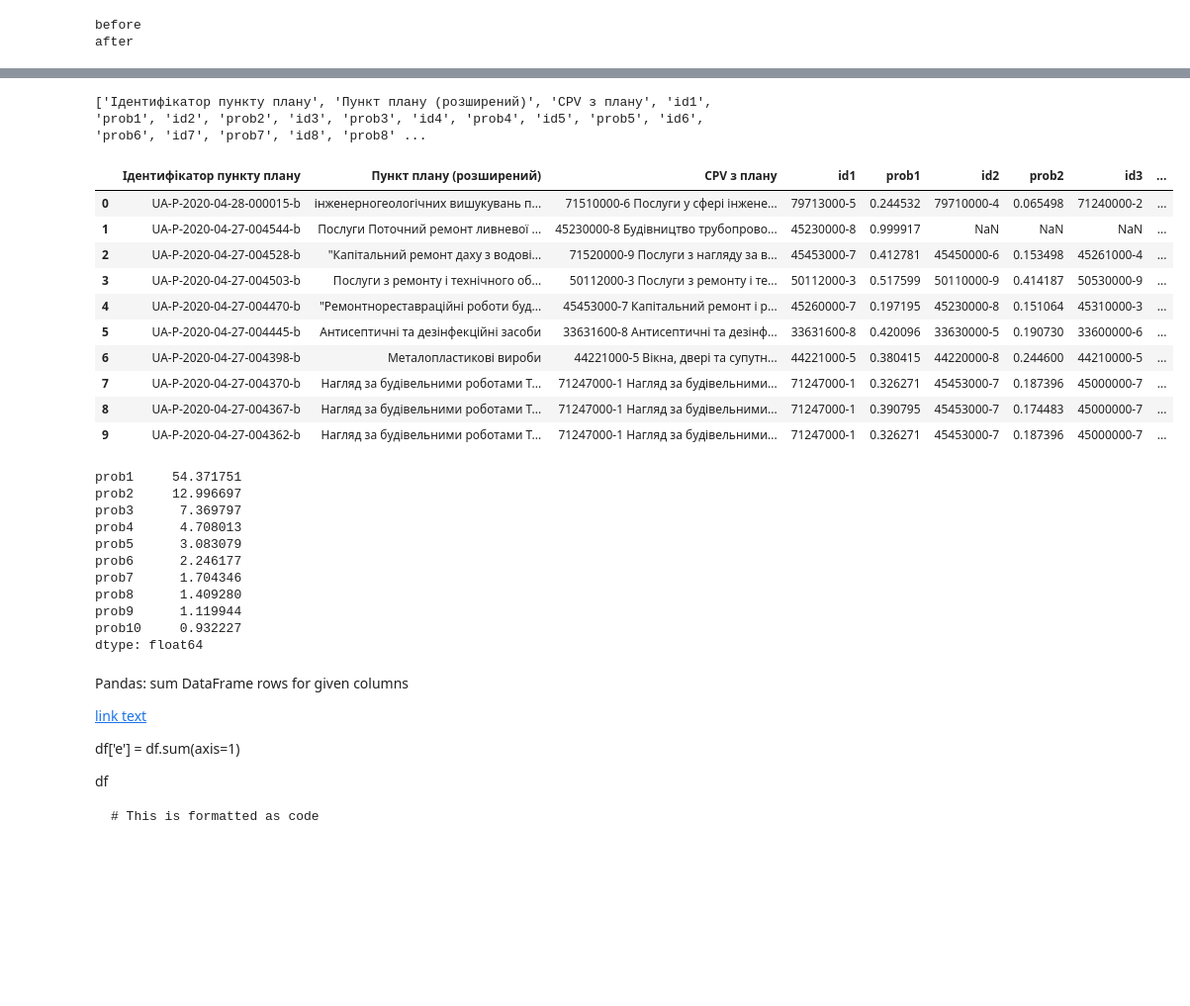
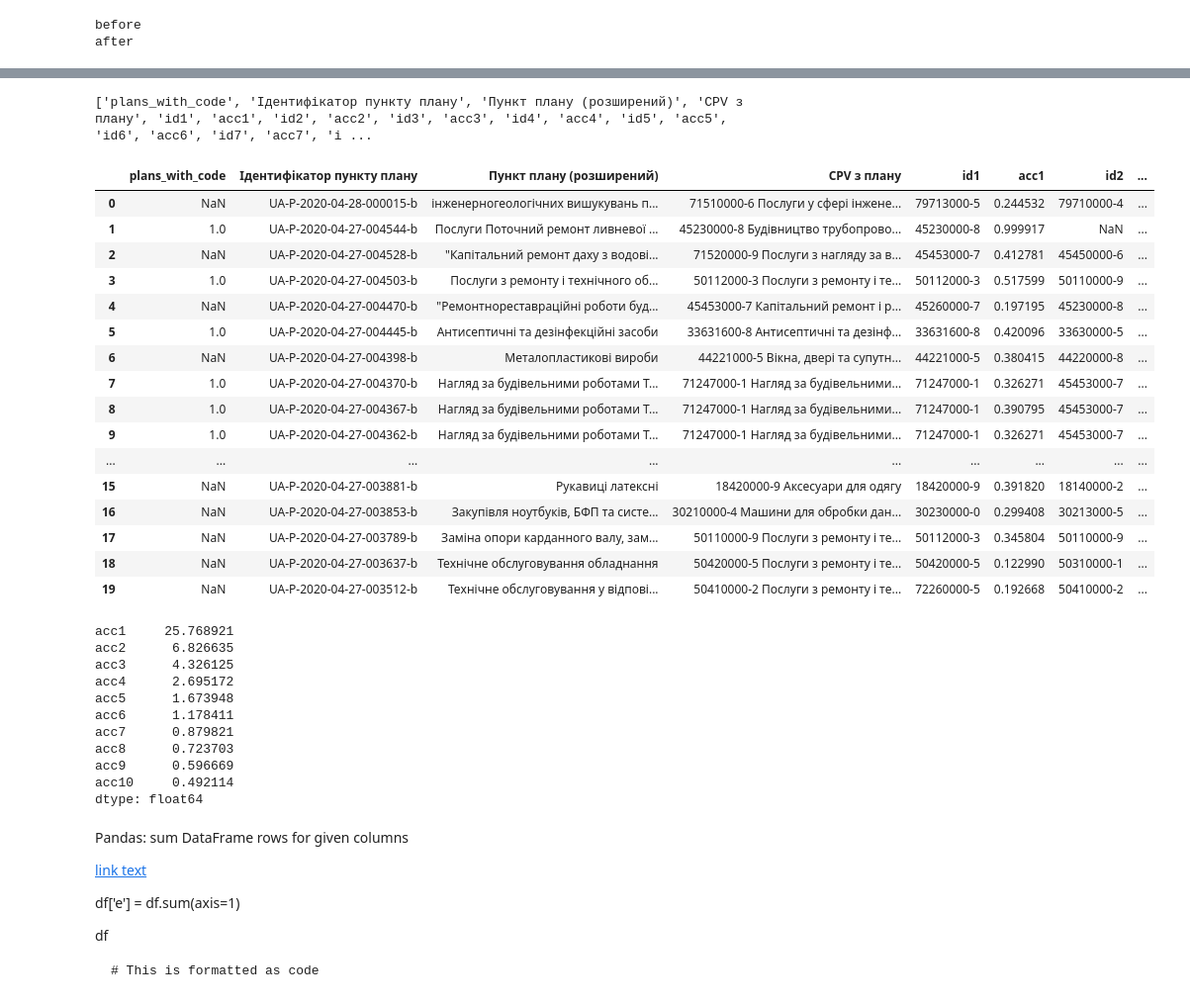
Before and after one commit to qgelena/OCDS_analytics_API, a Jupyter notebook: working_withAPI.ipynb, the cells around one changed output, grey strips where cells are left out. Shown: that part at 99% size. Cells and saved outputs as stored; diff of their text form; code cells hidden in the pictures; blank space fills up the shorter version.

```diff
--- a/working_withAPI.ipynb
+++ b/working_withAPI.ipynb
@@ -292,3 +316 @@ Plans['Пункт плану (розширений)'] = Plans['Пункт пла
-# %%
-Plans['Пункт плану (розширений)'] = Plans['Пункт плану (розширений)'].str.replace('[-—:]', '', regex=True)
 # %%
@@ -443,7 +476,7 @@ def flatten_entities(r):
     def flatten(i):
         d['id'+str(i+1)] = r[i]['entity']['id']
         #d['desc'+str(i+1)] = r[i]['entity']['description']
-        d['prob'+str(i+1)] = r[i]['probability']
+        d['acc'+str(i+1)] = r[i]['probability']
 
     for i in range(0, min(NUM_PRED, len(r))):
         flatten(i)
@@ -472,11 +505,12 @@ flatten_entities([
 params = {'limit':1}
 
 #try:
-for i in range(100): #передавання лише перших n-рядків з Plans для тестування;
-#for i in range(len(data), len(Plans)): #передавання всіх рядків в Plans
+#for i in range(50): #передавання лише перших n-рядків з Plans для тестування;
+for i in range(len(data), len(Plans)): #передавання всіх рядків в Plans
     tender_desc = Plans['Пункт плану (розширений)'][i]
     CPV_Plans = Plans['Класифікація CPV'][i]
     Plan_identificator = Plans['Ідентифікатор пункт плану'][i]
+    plans_desc_with_code = Plans['plans_with_code'][i]
 
     q = template_q % generate_filters(tender_desc)
     print(q)
@@ -489,6 +523,7 @@ for i in range(100): #передавання лише перших n-рядкі
     row['CPV з плану'] = CPV_Plans
     row['Пункт плану (розширений)'] = tender_desc
     row['Ідентифікатор пункту плану'] = Plan_identificator
+    row['plans_with_code'] = plans_desc_with_code
     #print(row)
 
     #print(f"prob={p:0.2f}, id={r0['id']}, scheme={r0['scheme']}, desc={r0['description']}")
@@ -541,44 +576,50 @@ df1.head()
 | 3 | 50112000-3 | 0.517599 | 50110000-9 | 0.414187 | 50530000-9 | 0.018717 | 50112200-5 | 0.018097 | 50112100-4 | 0.009310 | 50114000-7 | ... |
 | 4 | 45260000-7 | 0.197195 | 45230000-8 | 0.151064 | 45310000-3 | 0.091480 | 45330000-9 | 0.088683 | 45453000-7 | 0.085086 | 45450000-6 | ... |
 # %%
-cols = ['Ідентифікатор пункту плану', 'Пункт плану (розширений)', 'CPV з плану',]
+cols = ['plans_with_code', 'Ідентифікатор пункту плану', 'Пункт плану (розширений)', 'CPV з плану',]
 
 for i in range(1, NUM_PRED+1):
-    cols.extend(['id'+str(i), 'prob'+str(i)]) #'desc'+str(i),
+    cols.extend(['id'+str(i), 'acc'+str(i)]) #'desc'+str(i),
 
 print(cols)
 # %% [output]
-['Ідентифікатор пункту плану', 'Пункт плану (розширений)', 'CPV з плану', 'id1', 'prob1', 'id2', 'prob2', 'id3', 'prob3', 'id4', 'prob4', 'id5', 'prob5', 'id6', 'prob6', 'id7', 'prob7', 'id8', 'prob8' ...
+['plans_with_code', 'Ідентифікатор пункту плану', 'Пункт плану (розширений)', 'CPV з плану', 'id1', 'acc1', 'id2', 'acc2', 'id3', 'acc3', 'id4', 'acc4', 'id5', 'acc5', 'id6', 'acc6', 'id7', 'acc7', 'i ...
 # %%
 df1 = df1[cols]
 # %%
-df1.head(10)
+df1.head(20)
 # %% [output]
-|  | Ідентифікатор пункту плану | Пункт плану (розширений) | CPV з плану | id1 | prob1 | id2 | prob2 | id3 | ... |
-| 0 | UA-P-2020-04-28-000015-b | інженерногеологічних вишукувань п... | 71510000-6 Послуги у сфері інжене... | 79713000-5 | 0.244532 | 79710000-4 | 0.065498 | 71240000-2 | ... |
-| 1 | UA-P-2020-04-27-004544-b | Послуги Поточний ремонт ливневої ... | 45230000-8 Будівництво трубопрово... | 45230000-8 | 0.999917 | NaN | NaN | NaN | ... |
-| 2 | UA-P-2020-04-27-004528-b | "Капітальний ремонт даху з водові... | 71520000-9 Послуги з нагляду за в... | 45453000-7 | 0.412781 | 45450000-6 | 0.153498 | 45261000-4 | ... |
-| 3 | UA-P-2020-04-27-004503-b | Послуги з ремонту і технічного об... | 50112000-3 Послуги з ремонту і те... | 50112000-3 | 0.517599 | 50110000-9 | 0.414187 | 50530000-9 | ... |
-| 4 | UA-P-2020-04-27-004470-b | "Ремонтнореставраційні роботи буд... | 45453000-7 Капітальний ремонт і р... | 45260000-7 | 0.197195 | 45230000-8 | 0.151064 | 45310000-3 | ... |
-| 5 | UA-P-2020-04-27-004445-b | Антисептичні та дезінфекційні засоби | 33631600-8 Антисептичні та дезінф... | 33631600-8 | 0.420096 | 33630000-5 | 0.190730 | 33600000-6 | ... |
-| 6 | UA-P-2020-04-27-004398-b | Металопластикові вироби | 44221000-5 Вікна, двері та супутн... | 44221000-5 | 0.380415 | 44220000-8 | 0.244600 | 44210000-5 | ... |
-| 7 | UA-P-2020-04-27-004370-b | Нагляд за будівельними роботами Т... | 71247000-1 Нагляд за будівельними... | 71247000-1 | 0.326271 | 45453000-7 | 0.187396 | 45000000-7 | ... |
-| 8 | UA-P-2020-04-27-004367-b | Нагляд за будівельними роботами Т... | 71247000-1 Нагляд за будівельними... | 71247000-1 | 0.390795 | 45453000-7 | 0.174483 | 45000000-7 | ... |
-| 9 | UA-P-2020-04-27-004362-b | Нагляд за будівельними роботами Т... | 71247000-1 Нагляд за будівельними... | 71247000-1 | 0.326271 | 45453000-7 | 0.187396 | 45000000-7 | ... |
+|  | plans_with_code | Ідентифікатор пункту плану | Пункт плану (розширений) | CPV з плану | id1 | acc1 | id2 | ... |
+| 0 | NaN | UA-P-2020-04-28-000015-b | інженерногеологічних вишукувань п... | 71510000-6 Послуги у сфері інжене... | 79713000-5 | 0.244532 | 79710000-4 | ... |
+| 1 | 1.0 | UA-P-2020-04-27-004544-b | Послуги Поточний ремонт ливневої ... | 45230000-8 Будівництво трубопрово... | 45230000-8 | 0.999917 | NaN | ... |
+| 2 | NaN | UA-P-2020-04-27-004528-b | "Капітальний ремонт даху з водові... | 71520000-9 Послуги з нагляду за в... | 45453000-7 | 0.412781 | 45450000-6 | ... |
+| 3 | 1.0 | UA-P-2020-04-27-004503-b | Послуги з ремонту і технічного об... | 50112000-3 Послуги з ремонту і те... | 50112000-3 | 0.517599 | 50110000-9 | ... |
+| 4 | NaN | UA-P-2020-04-27-004470-b | "Ремонтнореставраційні роботи буд... | 45453000-7 Капітальний ремонт і р... | 45260000-7 | 0.197195 | 45230000-8 | ... |
+| 5 | 1.0 | UA-P-2020-04-27-004445-b | Антисептичні та дезінфекційні засоби | 33631600-8 Антисептичні та дезінф... | 33631600-8 | 0.420096 | 33630000-5 | ... |
+| 6 | NaN | UA-P-2020-04-27-004398-b | Металопластикові вироби | 44221000-5 Вікна, двері та супутн... | 44221000-5 | 0.380415 | 44220000-8 | ... |
+| 7 | 1.0 | UA-P-2020-04-27-004370-b | Нагляд за будівельними роботами Т... | 71247000-1 Нагляд за будівельними... | 71247000-1 | 0.326271 | 45453000-7 | ... |
+| 8 | 1.0 | UA-P-2020-04-27-004367-b | Нагляд за будівельними роботами Т... | 71247000-1 Нагляд за будівельними... | 71247000-1 | 0.390795 | 45453000-7 | ... |
+| 9 | 1.0 | UA-P-2020-04-27-004362-b | Нагляд за будівельними роботами Т... | 71247000-1 Нагляд за будівельними... | 71247000-1 | 0.326271 | 45453000-7 | ... |
+| ... | ... | ... | ... | ... | ... | ... | ... | ... |
+| 15 | NaN | UA-P-2020-04-27-003881-b | Рукавиці латексні | 18420000-9 Аксесуари для одягу | 18420000-9 | 0.391820 | 18140000-2 | ... |
+| 16 | NaN | UA-P-2020-04-27-003853-b | Закупівля ноутбуків, БФП та систе... | 30210000-4 Машини для обробки дан... | 30230000-0 | 0.299408 | 30213000-5 | ... |
+| 17 | NaN | UA-P-2020-04-27-003789-b | Заміна опори карданного валу, зам... | 50110000-9 Послуги з ремонту і те... | 50112000-3 | 0.345804 | 50110000-9 | ... |
+| 18 | NaN | UA-P-2020-04-27-003637-b | Технічне обслуговування обладнання | 50420000-5 Послуги з ремонту і те... | 50420000-5 | 0.122990 | 50310000-1 | ... |
+| 19 | NaN | UA-P-2020-04-27-003512-b | Технічне обслуговування у відпові... | 50410000-2 Послуги з ремонту і те... | 72260000-5 | 0.192668 | 50410000-2 | ... |
-# %%
-df1[['prob1', 'prob2','prob3', 'prob4', 'prob5', 'prob6', 'prob7', 'prob8', 'prob9', 'prob10']].sum()
-# %% [output]
-prob1     54.371751
-prob2     12.996697
-prob3      7.369797
-prob4      4.708013
-prob5      3.083079
-prob6      2.246177
-prob7      1.704346
-prob8      1.409280
-prob9      1.119944
-prob10     0.932227
-dtype: float64
+# %%
+df1[['acc1', 'acc2','acc3', 'acc4', 'acc5','acc6', 'acc7', 'acc8','acc9', 'acc10']].sum()
+# %% [output]
+acc1     25.768921
+acc2      6.826635
+acc3      4.326125
+acc4      2.695172
+acc5      1.673948
+acc6      1.178411
+acc7      0.879821
+acc8      0.723703
+acc9      0.596669
+acc10     0.492114
+dtype: float64
 # %% [markdown]
 Pandas: sum DataFrame rows for given columns
 
```
Also changed, not shown: parts of 59 cells of this notebook, 3 other files.
